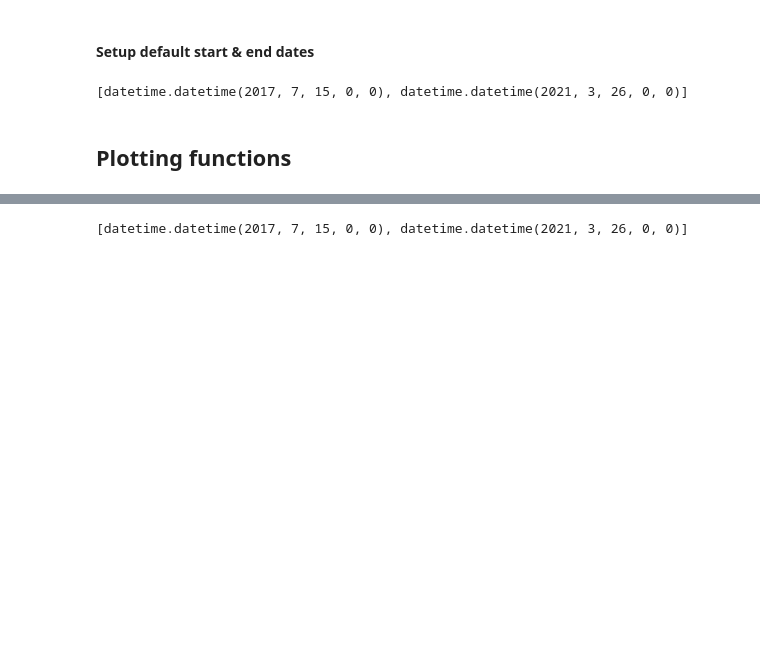
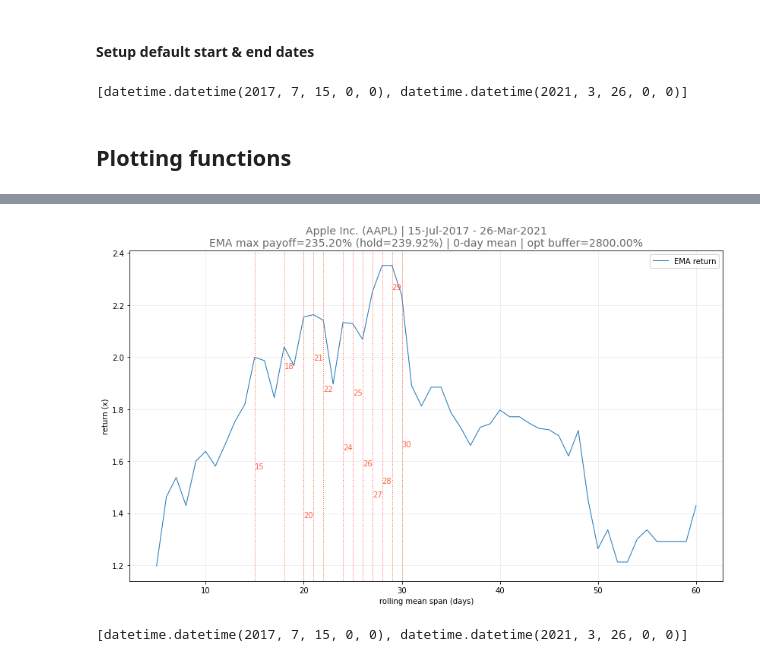
Before and after one commit to Ursuline/asset_management, a Jupyter notebook: moving_avg.ipynb, the cells around one changed output, grey strips where cells are left out. Cells and saved outputs as stored; diff of their text form; code cells hidden in the pictures; blank space fills up the shorter version.

```diff
--- a/moving_avg.ipynb
+++ b/moving_avg.ipynb
@@ -100,12 +103,14 @@ def plot_span_range(buffer, n_best, fee_pct, date_range):
                        )
 # %%
 #### test driver for trp.plot_span_range
-plot = False
-
+%time
+plot = True
 if plot:
+    %prun -D plot_span_range.prof
     plot_span_range(buffer     = .01,
                     n_best     = 12,
                     fee_pct    = dft.FEE_PCT,
                     date_range = [datetime.strptime(START_DATE, '%Y-%m-%d'),
                                   datetime.strptime(END_DATE, '%Y-%m-%d')],
                    )
+# %% [output]
@@ -112,3 +121,4 @@ if plot:
+[figure, added]
 # %%
 def plot_buffer_range(span, n_best, fee_pct, date_range):
     trp.plot_buffer_range(span       = span,
```
Also changed, not shown: parts of 16 cells of this notebook.
